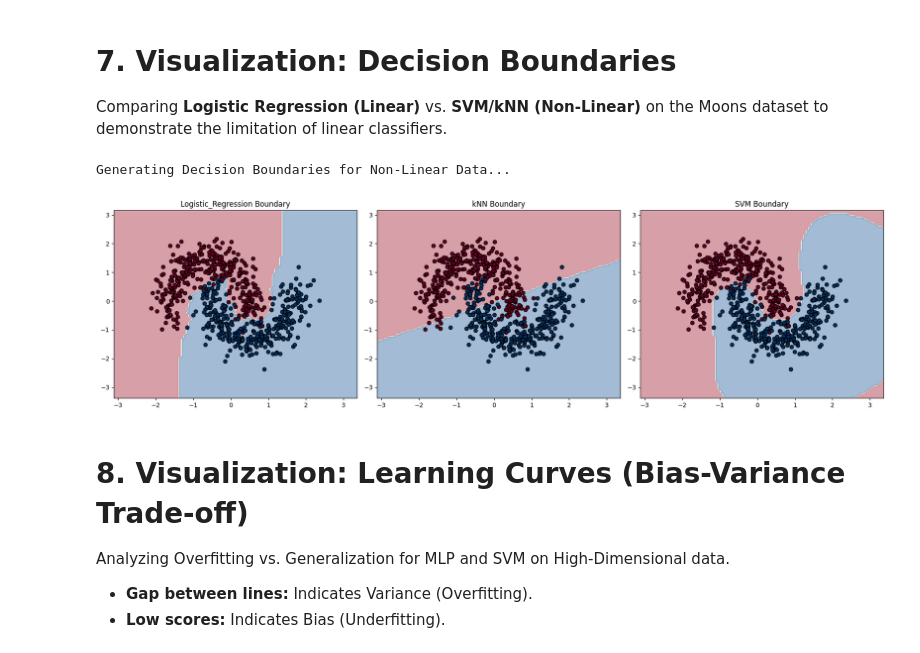
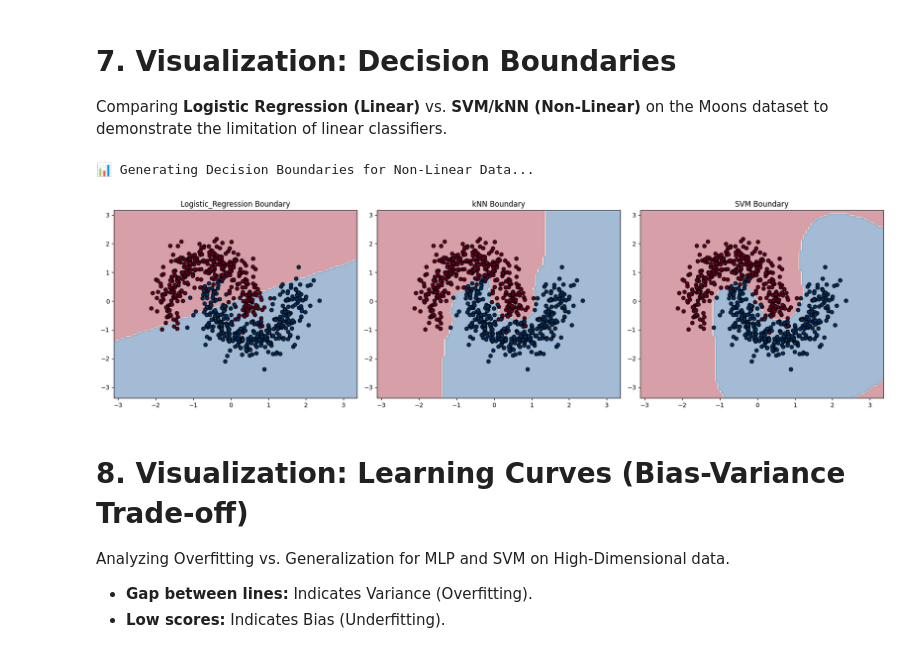
Before and after one commit to meytiii/Classical-ML-Classifiers-Analysis, a Jupyter notebook: Classical_ML_Classifiers_Analysis.ipynb, the cells around one changed output. Saved outputs shown, nothing was run; the diff lists cells and outputs as text; code cells hidden in the pictures.

```diff
--- a/Classical_ML_Classifiers_Analysis.ipynb
+++ b/Classical_ML_Classifiers_Analysis.ipynb
@@ -294,26 +266,34 @@ results_df[display_cols].sort_values(by=['Dataset', 'Test_Acc'], ascending=[True
 # 7. Visualization: Decision Boundaries
 Comparing **Logistic Regression (Linear)** vs. **SVM/kNN (Non-Linear)** on the Moons dataset to demonstrate the limitation of linear classifiers.
 # %%
-print("Generating Decision Boundaries for Non-Linear Data...")
+import matplotlib.pyplot as plt
+from sklearn.inspection import DecisionBoundaryDisplay
 
-# Select models
-selected_models_names = ['Logistic_Regression', 'kNN', 'SVM']
-models_to_plot = [row['Estimator'] for row in results_data if row['Dataset'] == 'Non-Linear' and row['Model'] in selected_models_names]
+print("📊 Generating Decision Boundaries for Non-Linear Data...")
+
+target_models = ['Logistic_Regression', 'kNN', 'SVM']
+
+models_to_plot = []
+for name in target_models:
+    found_model = next(row['Estimator'] for row in results_data
+                       if row['Dataset'] == 'Non-Linear' and row['Model'] == name)
+    models_to_plot.append(found_model)
 
 fig, axes = plt.subplots(1, 3, figsize=(18, 5))
 
 for i, model in enumerate(models_to_plot):
     DecisionBoundaryDisplay.from_estimator(
         model, X_train_nl, alpha=0.4, ax=axes[i], cmap='RdBu', response_method='predict'
     )
     axes[i].scatter(X_train_nl[:, 0], X_train_nl[:, 1], c=y_train_nl, edgecolor='k', cmap='RdBu')
-    axes[i].set_title(f"{selected_models_names[i]} Boundary")
+
+    axes[i].set_title(f"{target_models[i]} Boundary")
 
 plt.tight_layout()
 plt.show()
 # %% [output]
-Generating Decision Boundaries for Non-Linear Data...
+📊 Generating Decision Boundaries for Non-Linear Data...
-[figure, old version]
+[figure, new version]
 # %% [markdown]
 # 8. Visualization: Learning Curves (Bias-Variance Trade-off)
 Analyzing Overfitting vs. Generalization for MLP and SVM on High-Dimensional data.
```
Also changed, not shown: parts of 7 cells of this notebook.
